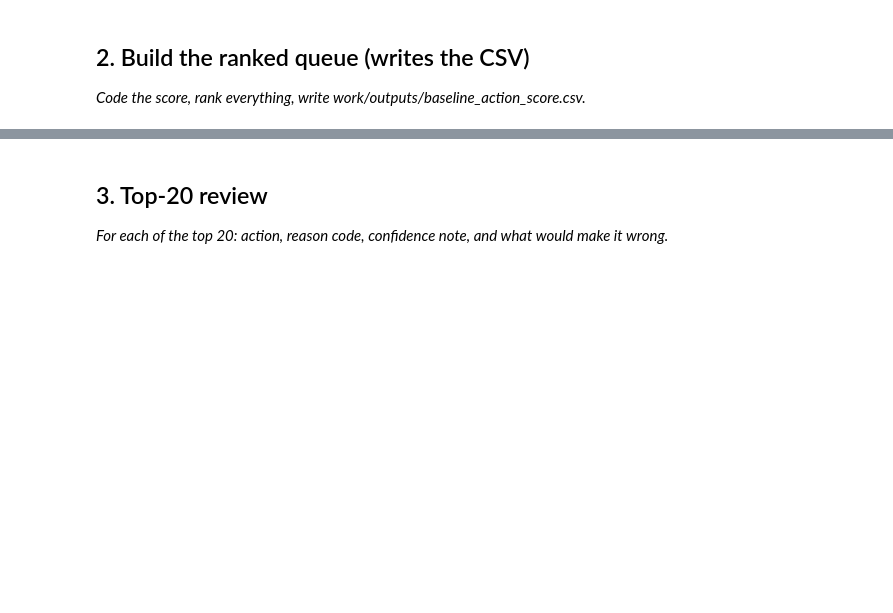
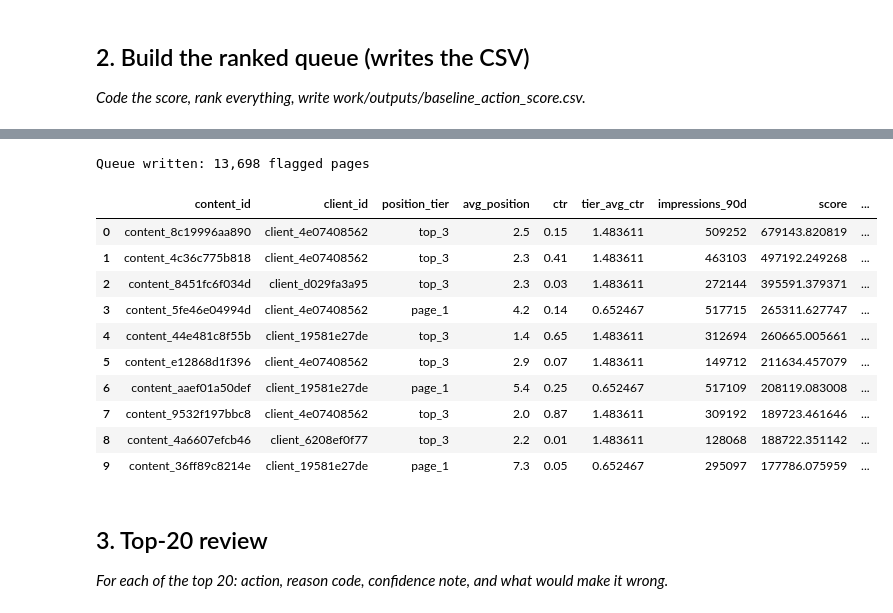
Before and after one commit to neha-raniii/flyrank-ml-internship, a Jupyter notebook: work/notebooks/w04_baseline_score.ipynb, the cells around one changed output, grey strips where cells are left out. Cells and saved outputs as stored; diff of their text form; code cells hidden in the pictures; blank space fills up the shorter version.

```diff
--- a/work/notebooks/w04_baseline_score.ipynb
+++ b/work/notebooks/w04_baseline_score.ipynb
@@ -23,3 +83,44 @@ This skeleton is yours to fill. Work the sections **in order** — each one has
+# %%
+import os
+
+# Compute tier-average CTR (from confirmed Signal 2)
+tier_avg_ctr = df.groupby('position_tier')['ctr'].transform('mean')
+
+# Eligible pages: real position, real visibility
+eligible = df[(df['avg_position'] > 0) & (df['impressions_90d'] >= 500)].copy()
+eligible['tier_avg_ctr'] = df.loc[eligible.index, 'ctr'] if False else tier_avg_ctr.loc[eligible.index]
+
+# Score: gap below tier average, scaled by impressions (bigger audience = bigger opportunity)
+eligible['ctr_gap'] = eligible['tier_avg_ctr'] - eligible['ctr']
+eligible = eligible[eligible['ctr_gap'] > 0]  # only genuine underperformers
+eligible['score'] = eligible['ctr_gap'] * eligible['impressions_90d']
+
+eligible['reason_code'] = 'ctr_below_position_norm'
+eligible['action'] = 'review_ctr_and_metadata'
+
+queue = eligible.sort_values('score', ascending=False)[
+    ['content_id', 'client_id', 'position_tier', 'avg_position', 'ctr', 'tier_avg_ctr',
+     'impressions_90d', 'score', 'reason_code', 'action']
+].reset_index(drop=True)
+
+os.makedirs('work/outputs', exist_ok=True)
+queue.to_csv('work/outputs/baseline_action_score.csv', index=False)
+
+print(f"Queue written: {len(queue):,} flagged pages")
+queue.head(10)
+# %% [output]
+Queue written: 13,698 flagged pages
+|  | content_id | client_id | position_tier | avg_position | ctr | tier_avg_ctr | impressions_90d | score | ... |
+| 0 | content_8c19996aa890 | client_4e07408562 | top_3 | 2.5 | 0.15 | 1.483611 | 509252 | 679143.820819 | ... |
+| 1 | content_4c36c775b818 | client_4e07408562 | top_3 | 2.3 | 0.41 | 1.483611 | 463103 | 497192.249268 | ... |
+| 2 | content_8451fc6f034d | client_d029fa3a95 | top_3 | 2.3 | 0.03 | 1.483611 | 272144 | 395591.379371 | ... |
+| 3 | content_5fe46e04994d | client_4e07408562 | page_1 | 4.2 | 0.14 | 0.652467 | 517715 | 265311.627747 | ... |
+| 4 | content_44e481c8f55b | client_19581e27de | top_3 | 1.4 | 0.65 | 1.483611 | 312694 | 260665.005661 | ... |
+| 5 | content_e12868d1f396 | client_4e07408562 | top_3 | 2.9 | 0.07 | 1.483611 | 149712 | 211634.457079 | ... |
+| 6 | content_aaef01a50def | client_19581e27de | page_1 | 5.4 | 0.25 | 0.652467 | 517109 | 208119.083008 | ... |
+| 7 | content_9532f197bbc8 | client_4e07408562 | top_3 | 2.0 | 0.87 | 1.483611 | 309192 | 189723.461646 | ... |
+| 8 | content_4a6607efcb46 | client_6208ef0f77 | top_3 | 2.2 | 0.01 | 1.483611 | 128068 | 188722.351142 | ... |
+| 9 | content_36ff89c8214e | client_19581e27de | page_1 | 7.3 | 0.05 | 0.652467 | 295097 | 177786.075959 | ... |
 # %% [markdown]
 ## 3. Top-20 review
 
```
Also changed, not shown: parts of 15 cells of this notebook.
